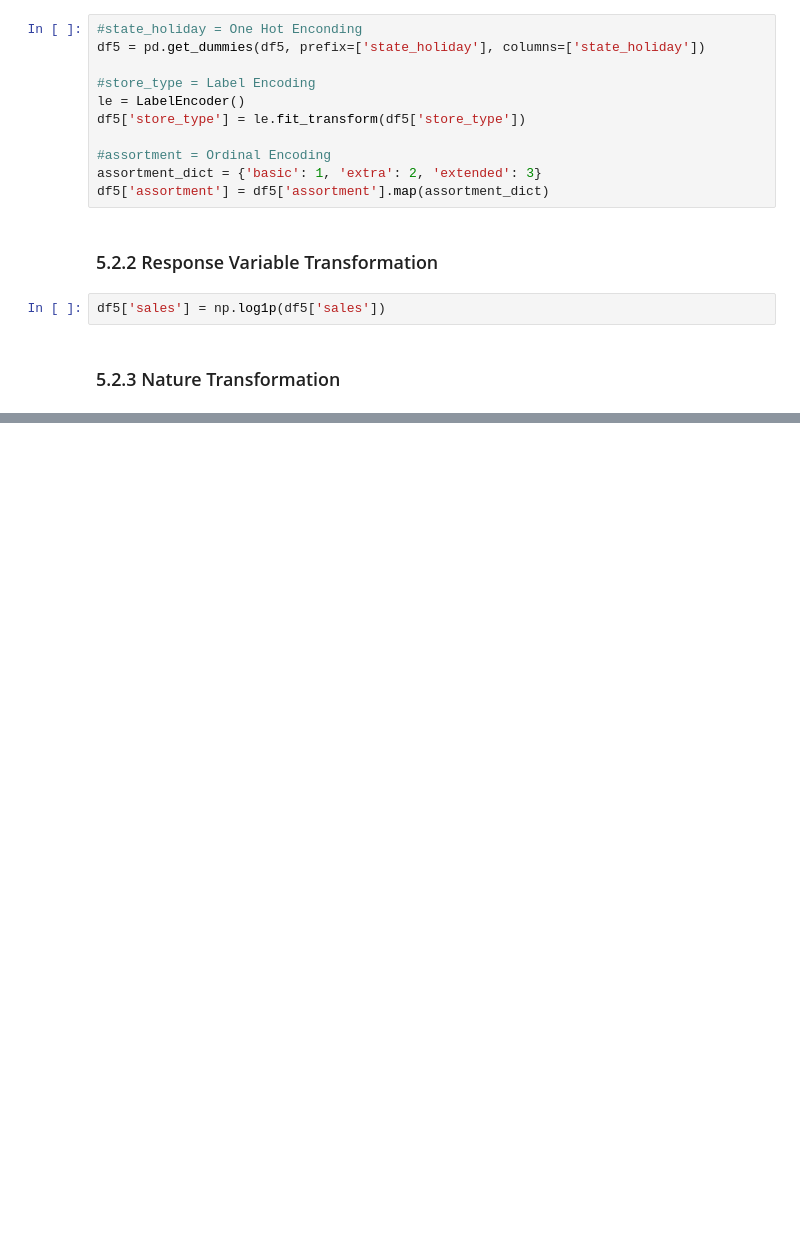
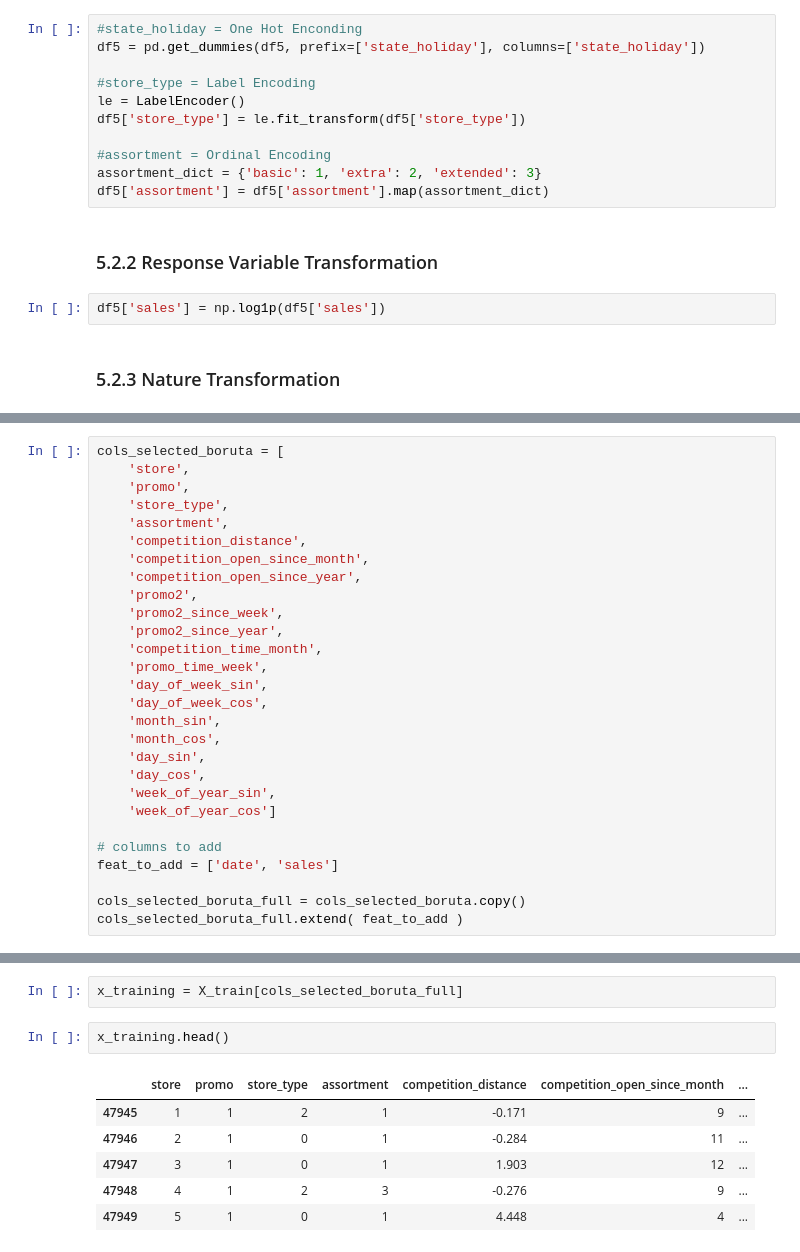
Before and after one commit to GonzagaLucas/Rossmann-Sales-Forecast, a Jupyter notebook: rossmann_project.ipynb, the cells around one changed output, grey strips where cells are left out. Cells and saved outputs as stored; diff of their text form; blank space fills up the shorter version.

```diff
--- a/rossmann_project.ipynb
+++ b/rossmann_project.ipynb
@@ -834,0 +797,28 @@ cols_selected_boruta
+# %%
+cols_selected_boruta = [
+    'store',
+    'promo',
+    'store_type',
+    'assortment',
+    'competition_distance',
+    'competition_open_since_month',
+    'competition_open_since_year',
+    'promo2',
+    'promo2_since_week',
+    'promo2_since_year',
+    'competition_time_month',
+    'promo_time_week',
+    'day_of_week_sin',
+    'day_of_week_cos',
+    'month_sin',
+    'month_cos',
+    'day_sin',
+    'day_cos',
+    'week_of_year_sin',
+    'week_of_year_cos']
+
+# columns to add
+feat_to_add = ['date', 'sales']
+
+cols_selected_boruta_full = cols_selected_boruta.copy()
+cols_selected_boruta_full.extend( feat_to_add )
@@ -834,0 +956,11 @@ cols_selected_boruta
+# %%
+x_training = X_train[cols_selected_boruta_full]
+# %%
+x_training.head()
+# %% [output]
+|  | store | promo | store_type | assortment | competition_distance | competition_open_since_month | ... |
+| 47945 | 1 | 1 | 2 | 1 | -0.171 | 9 | ... |
+| 47946 | 2 | 1 | 0 | 1 | -0.284 | 11 | ... |
+| 47947 | 3 | 1 | 0 | 1 | 1.903 | 12 | ... |
+| 47948 | 4 | 1 | 2 | 3 | -0.276 | 9 | ... |
+| 47949 | 5 | 1 | 0 | 1 | 4.448 | 4 | ... |
```
Also changed, not shown: parts of 45 cells of this notebook.
